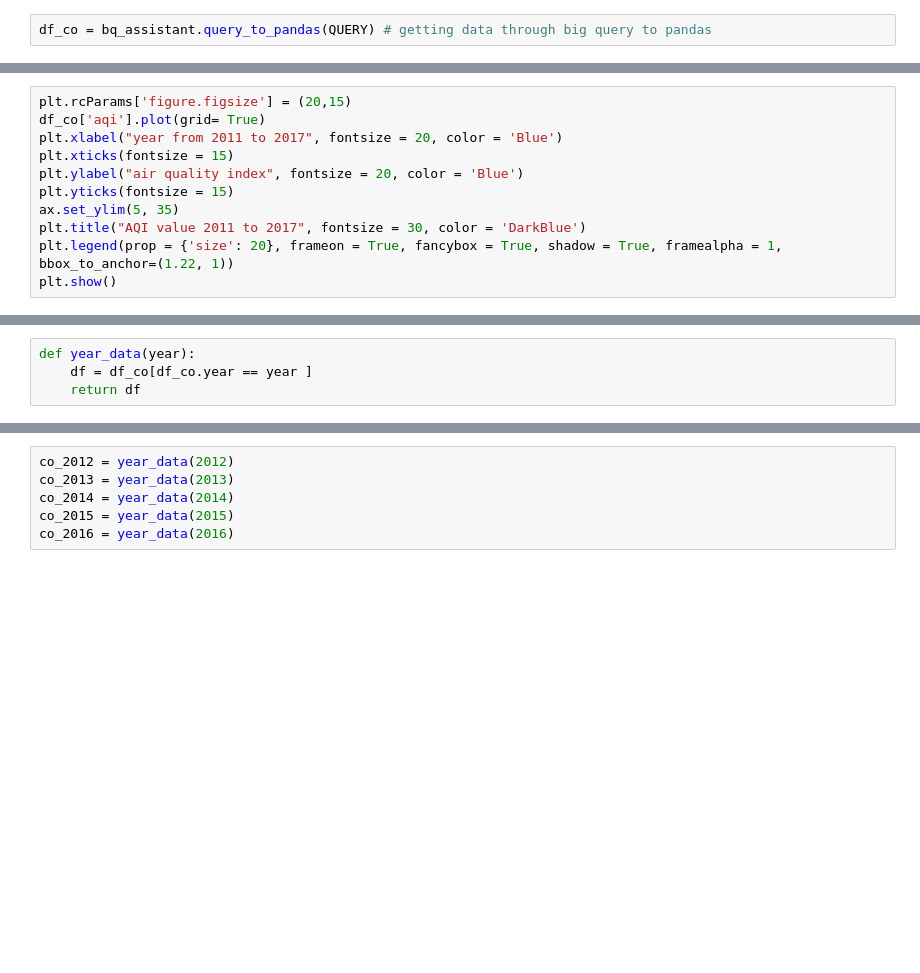
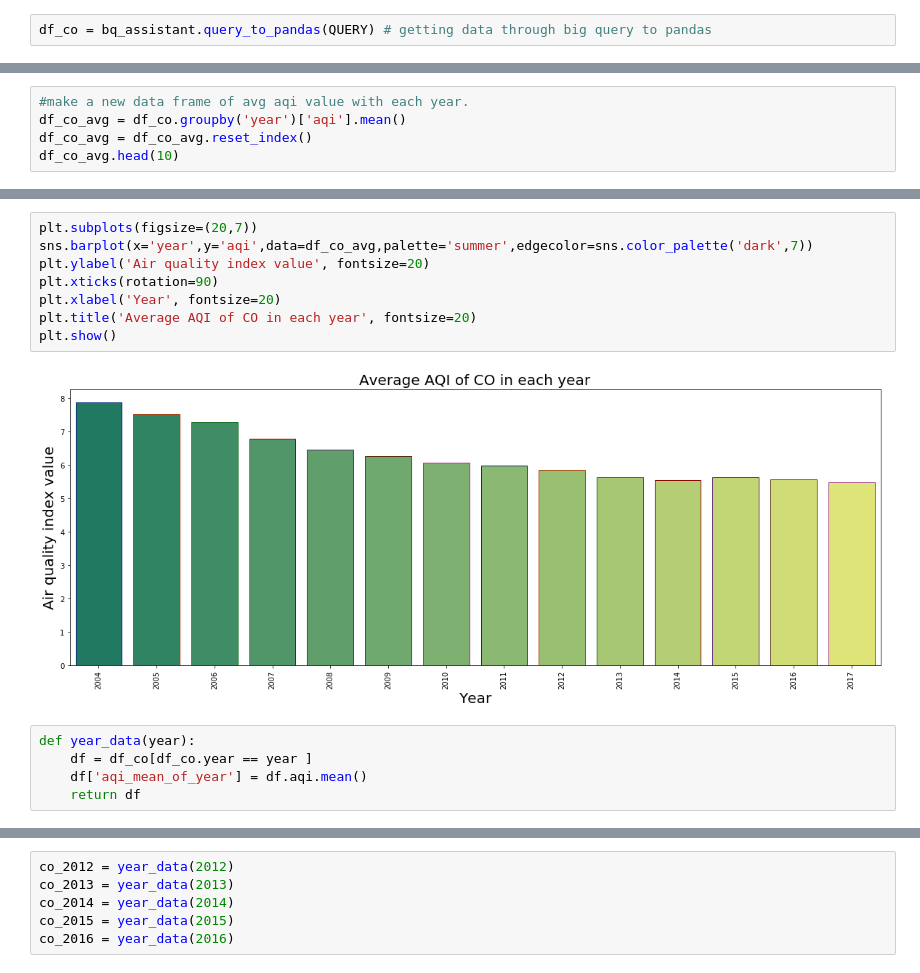
Before and after one commit to shuangsong/air_quality_analysis, a Jupyter notebook: air_quality_exploratory.ipynb, the cells around one changed output, grey strips where cells are left out. Drawn from its saved outputs; the diff is of its cells as text; blank space fills up the shorter version.

Commit message:
add more figures

```diff
--- a/air_quality_exploratory.ipynb
+++ b/air_quality_exploratory.ipynb
@@ -81,11 +70,0 @@ KeyError: 'date_local'
-# %%
-plt.rcParams['figure.figsize'] = (20,15)
-df_co['aqi'].plot(grid= True)
-plt.xlabel("year from 2011 to 2017", fontsize = 20, color = 'Blue')
-plt.xticks(fontsize = 15)
-plt.ylabel("air quality index", fontsize = 20, color = 'Blue')
-plt.yticks(fontsize = 15)
-ax.set_ylim(5, 35)
-plt.title("AQI value 2011 to 2017", fontsize = 30, color = 'DarkBlue')
-plt.legend(prop = {'size': 20}, frameon = True, fancybox = True, shadow = True, framealpha = 1, bbox_to_anchor=(1.22, 1))
-plt.show()
@@ -93,0 +108,5 @@ plt.show()
+# %%
+#make a new data frame of avg aqi value with each year.
+df_co_avg = df_co.groupby('year')['aqi'].mean()
+df_co_avg = df_co_avg.reset_index()
+df_co_avg.head(10)
@@ -94,6 +125,17 @@ plt.show()
+# %%
+plt.subplots(figsize=(20,7))
+sns.barplot(x='year',y='aqi',data=df_co_avg,palette='summer',edgecolor=sns.color_palette('dark',7))
+plt.ylabel('Air quality index value', fontsize=20)
+plt.xticks(rotation=90)
+plt.xlabel('Year', fontsize=20)
+plt.title('Average AQI of CO in each year', fontsize=20)
+plt.show()
+# %% [output]
+[figure, added]
 # %%
 def year_data(year):
     df = df_co[df_co.year == year ]
+    df['aqi_mean_of_year'] = df.aqi.mean()
     return df
 # %%
 co_2011 = year_data(2011)
```
Also changed, not shown: parts of 13 cells of this notebook.
